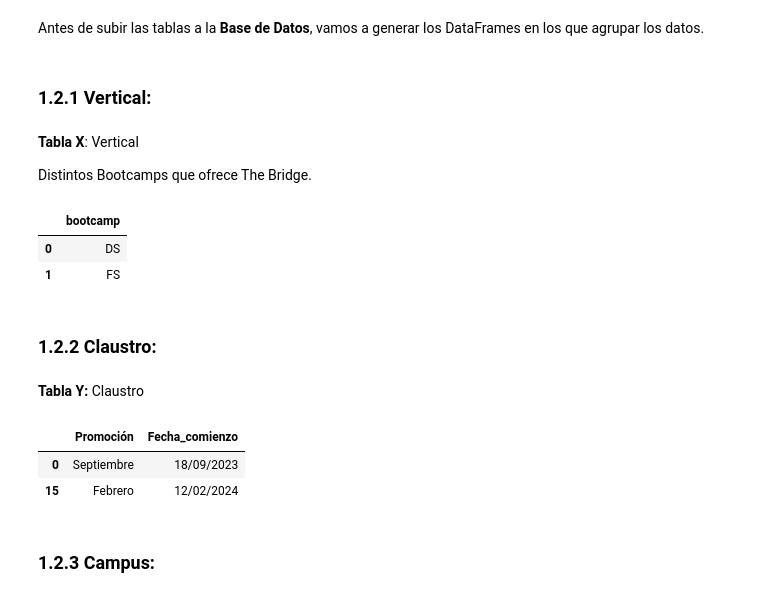
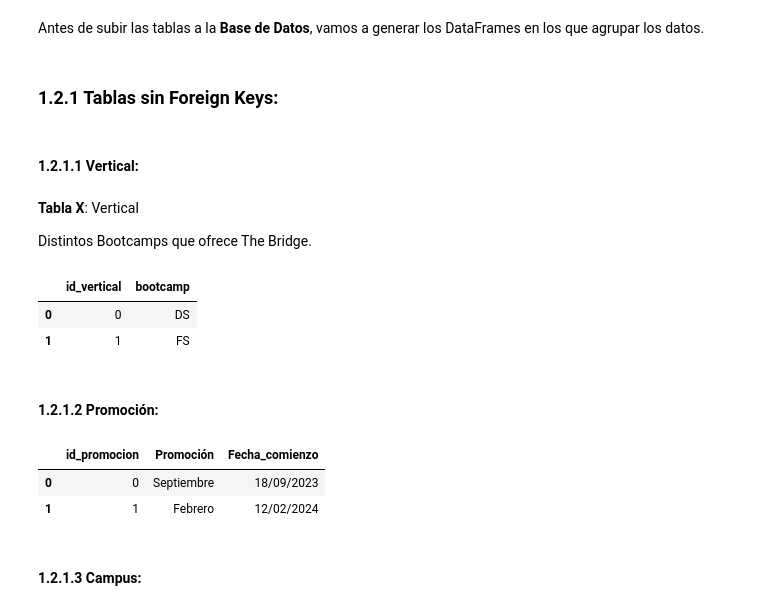
Before and after one commit to xdelrey/BBDD_SQL_Alumnado_Bootcamp, a Jupyter notebook: data_cleansing.ipynb, the cells around one changed output. Cells and saved outputs as stored; diff of their text form; code cells hidden in the pictures.

```diff
--- a/data_cleansing.ipynb
+++ b/data_cleansing.ipynb
@@ -62,7 +62,9 @@ df_total = pd.concat([df1, df2, df3, df4], ignore_index = True)
 # %% [markdown]
 Antes de subir las tablas a la **Base de Datos**, vamos a generar los DataFrames en los que agrupar los datos.
 # %% [markdown]
-### 1.2.1 Vertical:
+### 1.2.1 Tablas sin Foreign Keys:
+# %% [markdown]
+#### 1.2.1.1 Vertical:
 # %% [markdown]
 **Tabla X**: Vertical
 
@@ -71,24 +73,24 @@ Distintos Bootcamps que ofrece The Bridge.
 df_vertical = pd.DataFrame({
     "bootcamp": df_claustro["Vertical"].unique()
 })
+df_vertical.reset_index(names = "id_vertical", inplace = True)
 df_vertical
 # %% [output]
-|  | bootcamp |
-| 0 | DS |
-| 1 | FS |
+|  | id_vertical | bootcamp |
+| 0 | 0 | DS |
+| 1 | 1 | FS |
 # %% [markdown]
-### 1.2.2 Claustro:
+#### 1.2.1.2 Promoción:
-# %% [markdown]
-**Tabla Y:** Claustro
 # %%
-df_promo = df_total[["Promoción", "Fecha_comienzo"]].drop_duplicates()
+df_promo = df_total[["Promoción", "Fecha_comienzo"]].drop_duplicates().reset_index(drop = True)
+df_promo.reset_index(names = "id_promocion", inplace = True)
 df_promo
 # %% [output]
-|  | Promoción | Fecha_comienzo |
-| 0 | Septiembre | 18/09/2023 |
-| 15 | Febrero | 12/02/2024 |
+|  | id_promocion | Promoción | Fecha_comienzo |
+| 0 | 0 | Septiembre | 18/09/2023 |
+| 1 | 1 | Febrero | 12/02/2024 |
 # %% [markdown]
-### 1.2.3 Campus:
+#### 1.2.1.3 Campus:
 # %%
  df_campus = pd.DataFrame({
     "ubicacion": df_claustro["Campus"].unique(),
```
Also changed, not shown: parts of 26 cells of this notebook.
